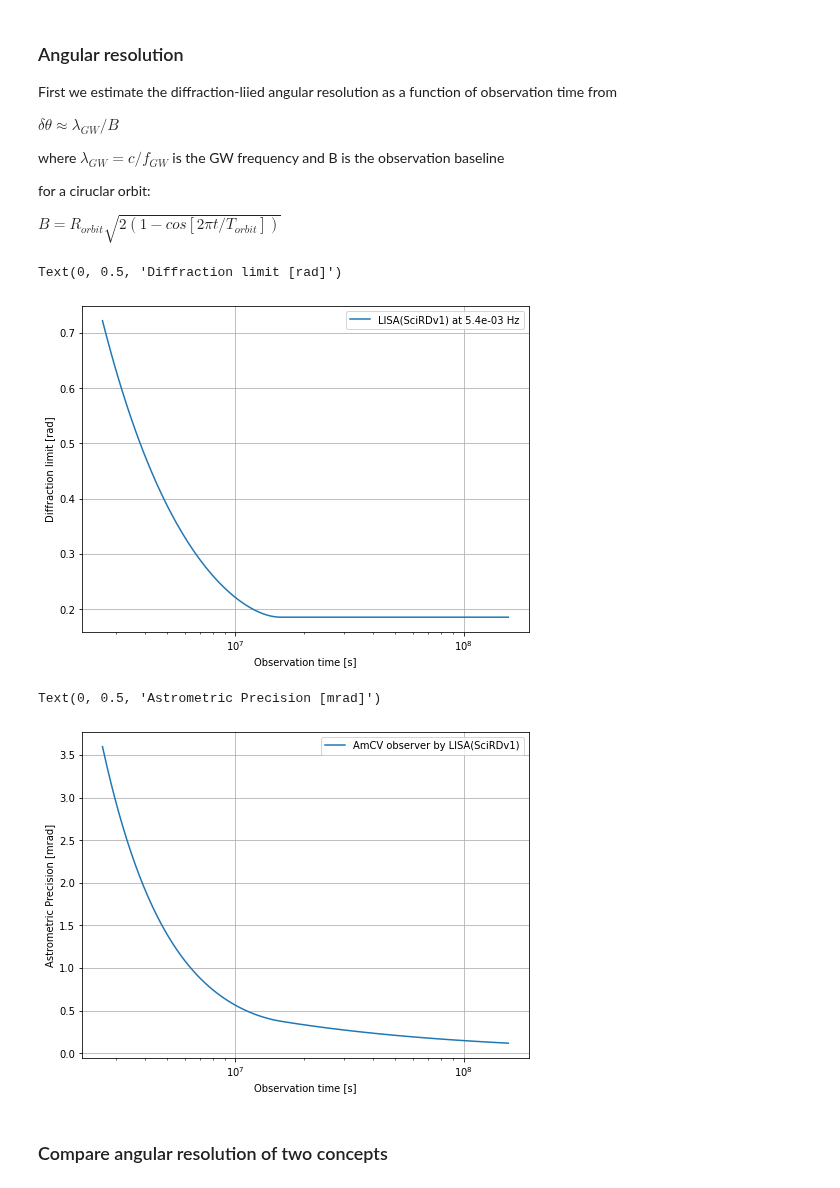
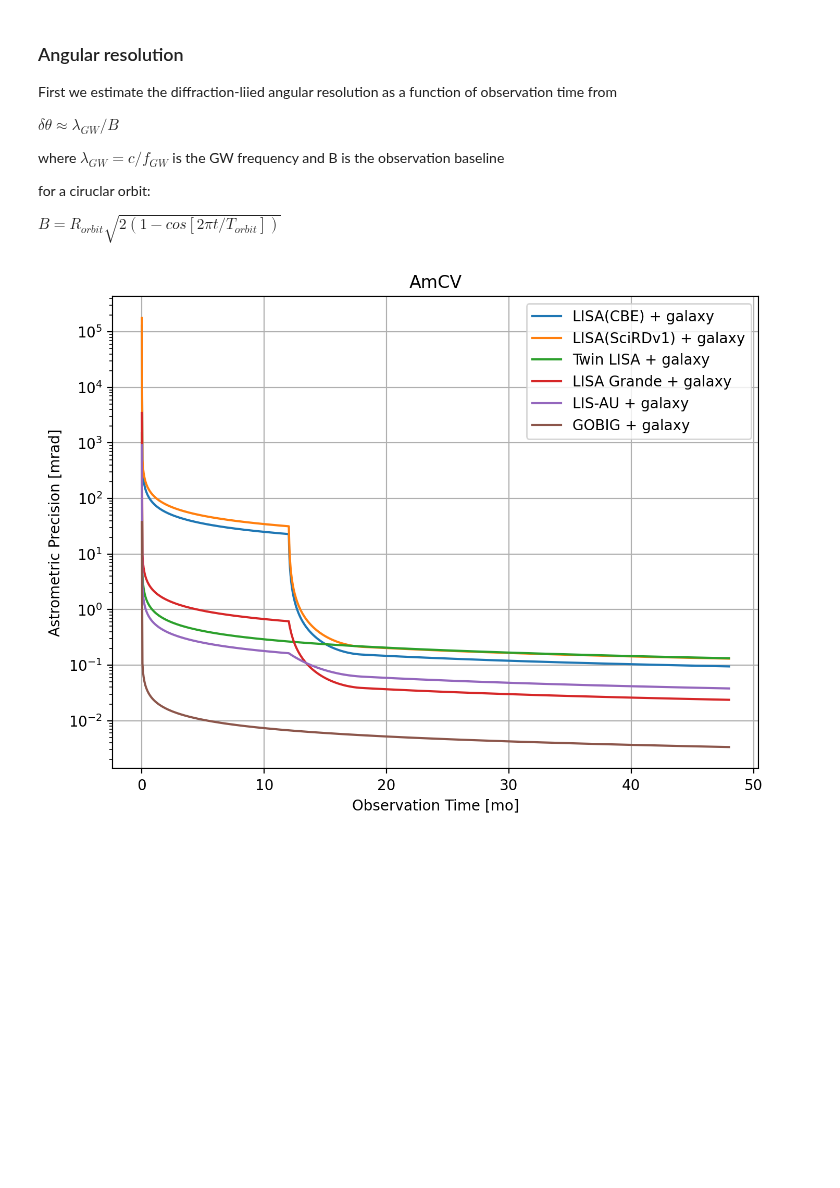
Before and after one commit to JohnGBaker/GWI-metrics, a Jupyter notebook: Notebooks/CWSNRNotebook.ipynb, the cells around one changed output. Drawn from its saved outputs; the diff is of its cells as text; code cells hidden in the pictures; blank space fills up the shorter version.

Commit message:
extended angular resolution metrics to CW sources and updated notebooks. Also added GW150914 as a source

```diff
--- a/Notebooks/CWSNRNotebook.ipynb
+++ b/Notebooks/CWSNRNotebook.ipynb
@@ -105,0 +30,4 @@ Text(0, 0.5, 'SNR')
+# %%
+sourceName = 'AmCV'
+source = eval('sources.%s' % sourceName).copy()
+source
@@ -105,0 +62,6 @@ Text(0, 0.5, 'SNR')
+# %%
+obs = list()
+for m in models:
+    ob = metrics.getSourceSnr(source,m,4.0*constants.year)
+    ob = metrics.getResolution(ob)
+    obs.append(ob)
@@ -105,0 +94,15 @@ Text(0, 0.5, 'SNR')
+# %%
+# SNR of time plot
+fig = plt.figure(figsize=(8,6),dpi=200)
+ax = fig.add_subplot(1,1,1)
+for ob in obs:
+    ax.plot(ob.get('t')*12/constants.year,ob.get('SNR of t'),linestyle='-',label=ob.get('model').get('label'))
+
+plt.title(ob.get('source').get('label'))
+ax.set_xscale('linear')
+ax.set_yscale('linear')
+plt.xlabel('Observation Time [mo]')
+plt.ylabel(r'SNR')
+plt.legend()
+ax.grid(True)
+plt.savefig('../plots/%s_snr_v_t.png' % sourceName)
@@ -115,35 +120,19 @@ where $\lambda_{GW} = c/f_{GW}$ is the GW frequency and B is the observation bas
 for a ciruclar orbit:
 
 $B=R_{orbit}\sqrt{2(1-cos[2\pi t/T_{orbit}])}$
-# %%
-# Estimate diffraction limit as a function of time
-lamGW = constants.c / source.get('f0')
-t = source.get('T')
-theta = 2*np.pi*np.clip(t/(LISASciRDv1.get('Torbit')*constants.year),0,0.5)
-B = LISASciRDv1.get('Rorbit')*constants.AU*np.sqrt(2*(1-np.cos(theta)))
-deltaThetaDiff = (lamGW/constants.c)/B
-plt.figure(figsize=[8,6])
-plt.plot(t,deltaThetaDiff,label='%s at %2.1e Hz' % (LISASciRDv1.get('label'), source.get('f0')))
-plt.legend()
-plt.xscale('log')
-plt.grid(True)
-plt.xlabel('Observation time [s]')
-plt.ylabel('Diffraction limit [rad]')
-# %% [output]
-Text(0, 0.5, 'Diffraction limit [rad]')
-[figure, removed]
 # %%
 # Angular resolution
-deltaTheta = deltaThetaDiff/snrt
-plt.figure(figsize=[8,6])
-plt.plot(t,deltaTheta*1e3,label='%s observer by %s' % (source.get('label'), LISASciRDv1.get('label')))
+fig = plt.figure(figsize=[8,6],dpi=200)
+ax = fig.add_subplot(1,1,1)
+for ob in obs:
+    ax.plot(ob.get('t')*12/constants.year,ob.get('Angular Resolution')*1e3,label= ob.get('model').get('label'))
+
 plt.legend()
-plt.xscale('log')
+plt.yscale('log')
 plt.grid(True)
-plt.xlabel('Observation time [s]')
+plt.xlabel('Observation Time [mo]')
 plt.ylabel('Astrometric Precision [mrad]')
+plt.title(ob.get('source').get('label'))
+plt.savefig('../plots/%s_res_v_t.png' % sourceName)
 # %% [output]
-Text(0, 0.5, 'Astrometric Precision [mrad]')
-[figure, old version]
+[figure, new version]
-# %% [markdown]
-### Compare angular resolution of two concepts
```
Also changed, not shown: parts of 24 cells of this notebook, 5 other files.
